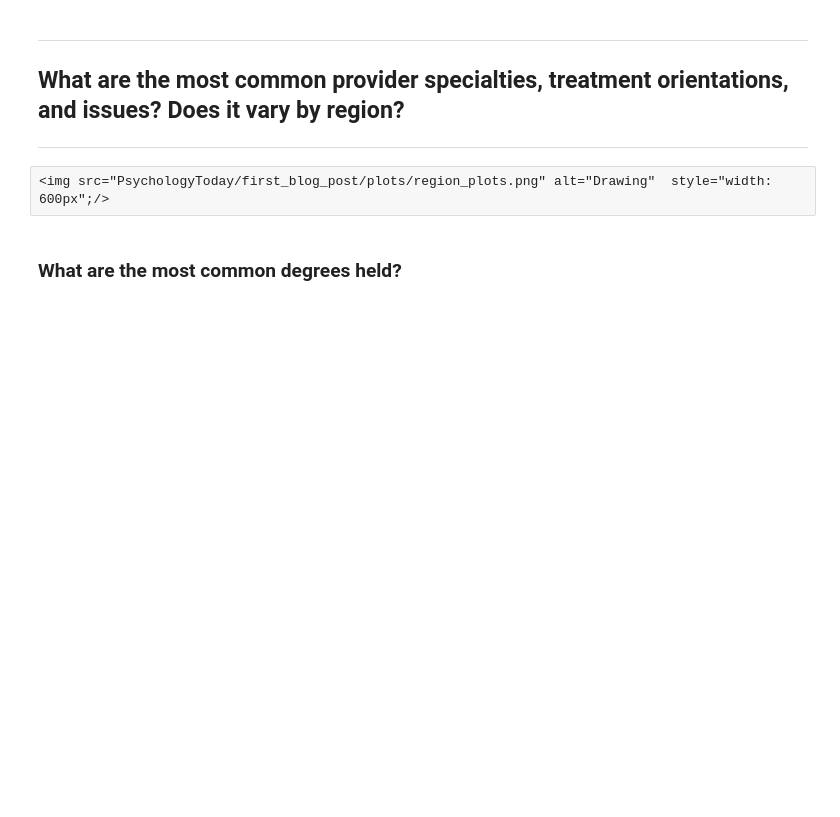
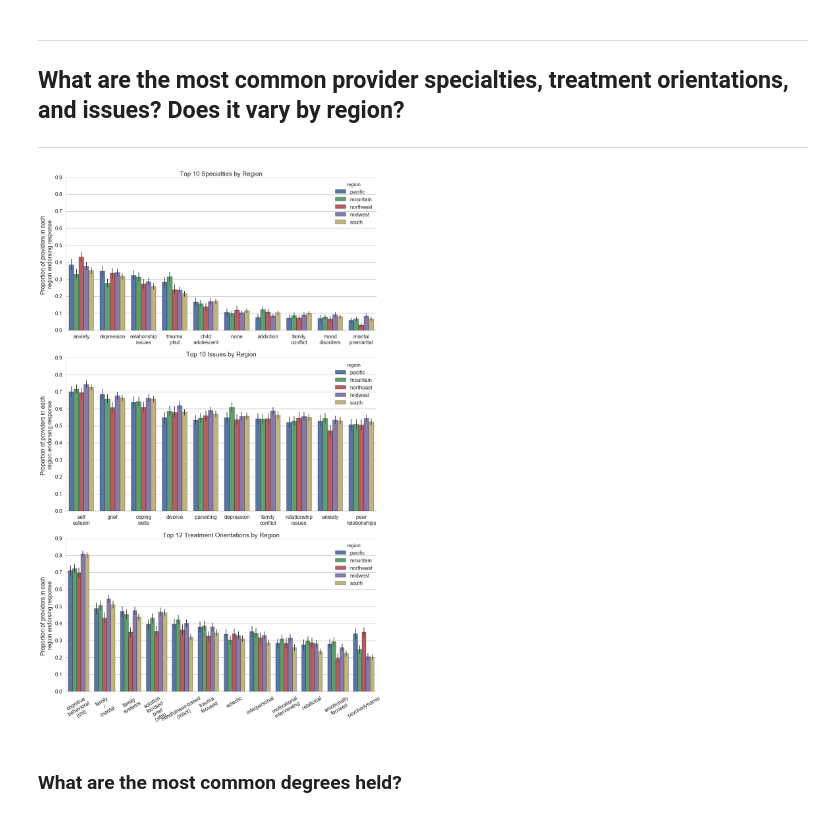
Before and after one commit to stevenfelix/PsychologyToday, a Jupyter notebook: first_blog_post/psychology_today_intro.ipynb, the cells around one changed output. Cells and saved outputs as stored; diff of their text form; code cells hidden in the pictures; blank space fills up the shorter version.

```diff
--- a/first_blog_post/psychology_today_intro.ipynb
+++ b/first_blog_post/psychology_today_intro.ipynb
@@ -109,8 +109,38 @@ data.head()
 
 
 -----------------
-# %% [raw]
-<img src="PsychologyToday/first_blog_post/plots/region_plots.png" alt="Drawing"  style="width: 600px";/>
+# %%
+# Function to process and plot data for each relevant variable
+def region_plots(variable,topnum,prettytitle,ax):
+    df = pd.DataFrame(features_dict[variable])
+    df.index = df.index.astype(int)
+    #if u'' in df.columns:
+    #    df = df.drop(u'',axis=1)
+    top10 = df.sum().sort_values(ascending=False)[:topnum].index
+    df_top10 = df[top10]
+    df_top10 = df_top10.join(data.region)
+    dflong = pd.melt(frame=df_top10, id_vars='region', value_vars=top10)
+    #sns.factorplot(x ='region', y='value', col = 'variable', col_wrap=2, data = sp_long, kind = 'bar')
+    sns.barplot(x ='variable', y='value', orient = 'v',hue = 'region', data = dflong, errwidth = 2, ax = ax);
+    sns.despine();
+    title = "Top {} {} by Region".format(topnum,prettytitle)
+    ax.set_title(title);
+    ax.set_xlabel('')
+    labels = ['\n'.join(i.replace('and ','').replace('or ','').split()) for i in top10]
+    if variable == 'treatmentorientation': ax.set_xticklabels(labels,rotation=30)
+    else: ax.set_xticklabels(labels)
+    ax.set_ylabel('Proportion of providers in each \nregion endorsing response');
+
+# Loop through 3 variables
+fig,axs = plt.subplots(3,1,figsize = (15,24), sharey=True)
+regionplots = [('specialties',10, "Specialties", axs[0]),
+                ('issues',10, "Issues", axs[1]),
+                ('treatmentorientation',12, "Treatment Orientations", axs[2])]
+for variable, topnum, title, ax in regionplots:
+    region_plots(variable,topnum,title,ax)
+fig.tight_layout();
+# %% [output]
+[figure, added]
 # %% [markdown]
 ### What are the most common degrees held?
 # %% [markdown]
```
Also changed, not shown: parts of 1 cell of this notebook.
